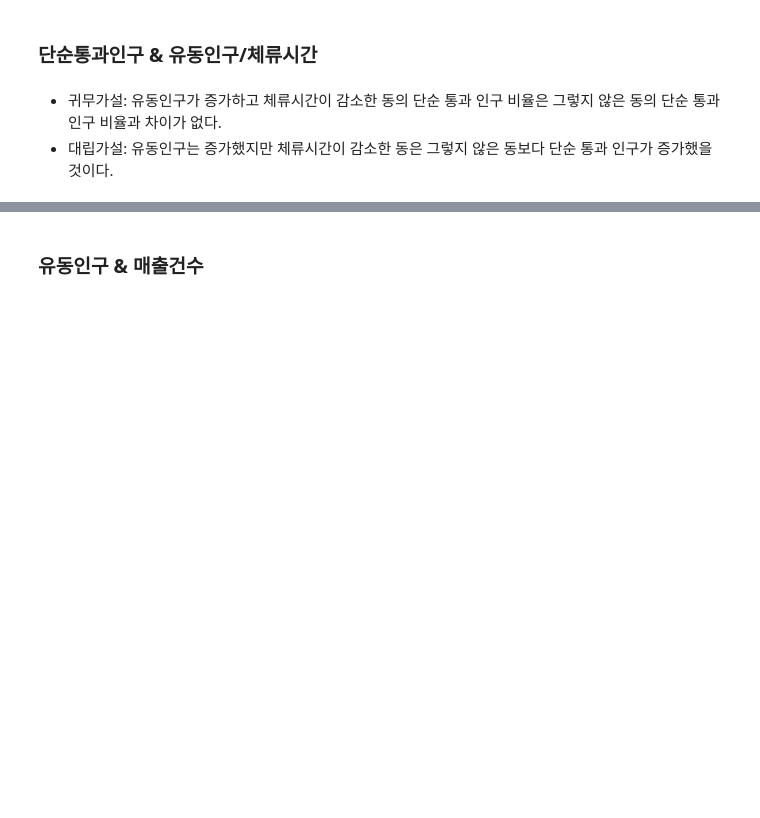
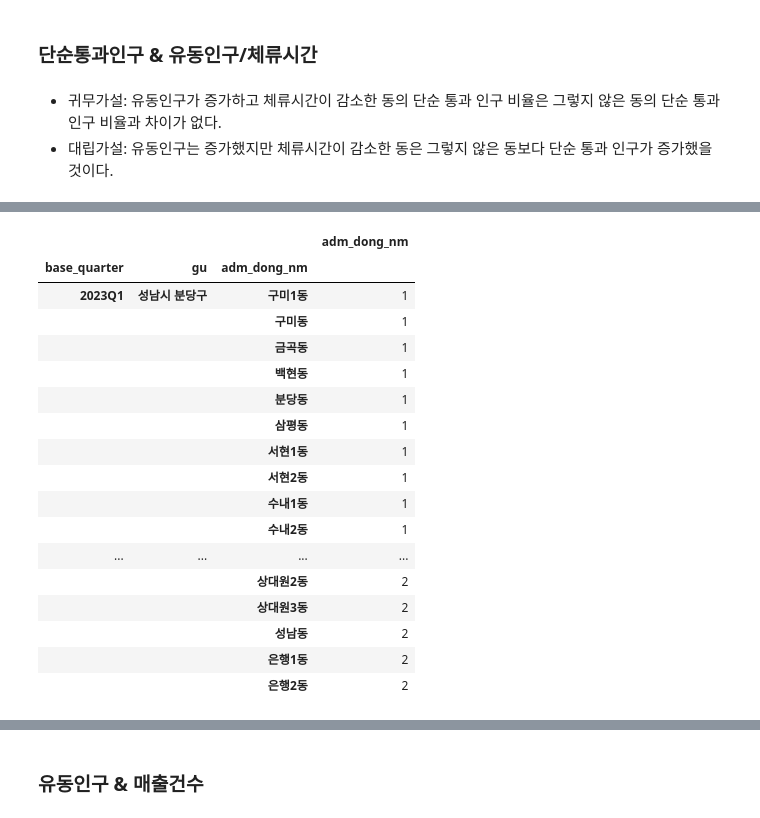
Before and after one commit to bulsajo1/final_project, a Jupyter notebook: eunbi/통계_은비.ipynb, the cells around one changed output, grey strips where cells are left out. Saved outputs shown, nothing was run; the diff lists cells and outputs as text; code cells hidden in the pictures; blank space fills up the shorter version.

```diff
--- a/eunbi/통계_은비.ipynb
+++ b/eunbi/통계_은비.ipynb
@@ -175,0 +196,24 @@ comm_df = pd.read_csv(file_path+'/행정동_분기_DURATION분포.csv')
+# %%
+# 단순 통과 인구
+df_pass = comm_df.loc[comm_df['duration'] <= 60]
+# df_pass['pass_pop_cnt'] =
+df_pass.groupby(['base_quarter', 'gu', 'adm_dong_nm']).agg({'adm_dong_nm': 'count'})
+# %% [output]
+|  |  |  | adm_dong_nm |
+| base_quarter | gu | adm_dong_nm |  |
+| 2023Q1 | 성남시 분당구 | 구미1동 | 1 |
+|  |  | 구미동 | 1 |
+|  |  | 금곡동 | 1 |
+|  |  | 백현동 | 1 |
+|  |  | 분당동 | 1 |
+|  |  | 삼평동 | 1 |
+|  |  | 서현1동 | 1 |
+|  |  | 서현2동 | 1 |
+|  |  | 수내1동 | 1 |
+|  |  | 수내2동 | 1 |
+| ... | ... | ... | ... |
+|  |  | 상대원2동 | 2 |
+|  |  | 상대원3동 | 2 |
+|  |  | 성남동 | 2 |
+|  |  | 은행1동 | 2 |
+|  |  | 은행2동 | 2 |
```
Also changed, not shown: parts of 9 cells of this notebook.
